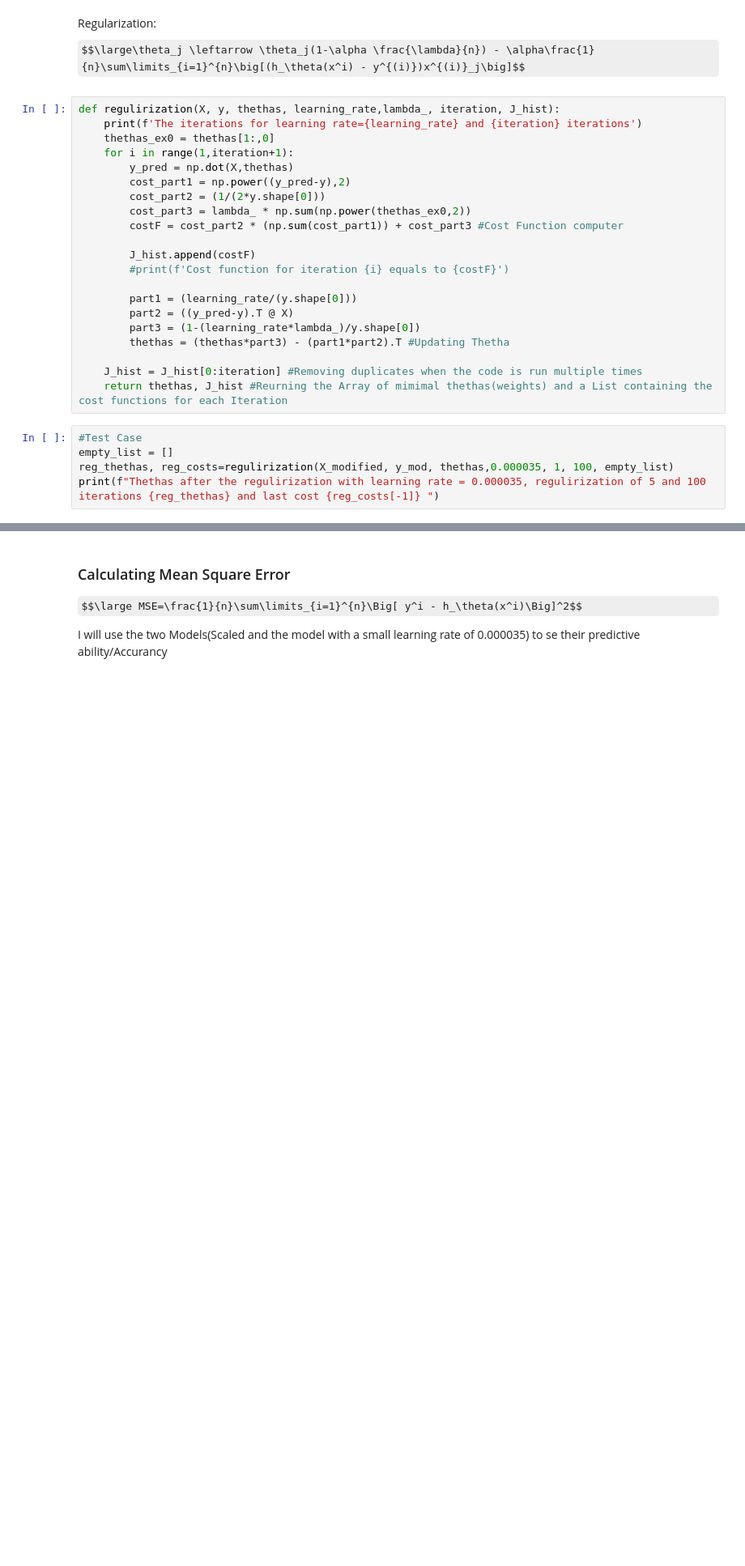
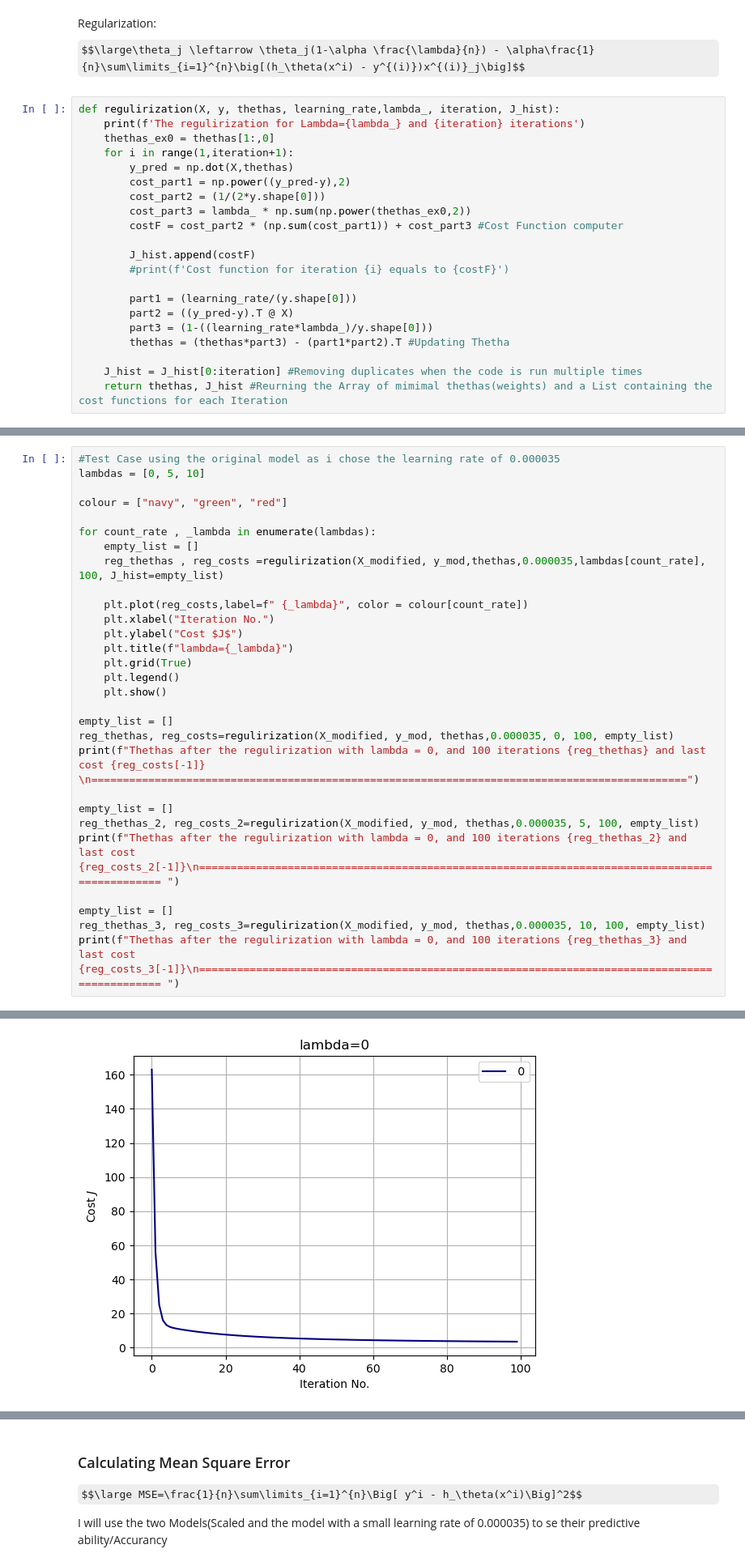
Before and after one commit to FeziweMelvin/Marketing_Sales, a Jupyter notebook: marketing.ipynb, the cells around one changed output, grey strips where cells are left out. Shown: that part at 81% size. Drawn from its saved outputs; the diff is of its cells as text; some formulas as TeX source; blank space fills up the shorter version.

```diff
--- a/marketing.ipynb
+++ b/marketing.ipynb
@@ -383,7 +427,7 @@ Table showing Actual sales and Predicted sales using the scaled dataset
 Regularization:   $$\large\theta_j \leftarrow \theta_j(1-\alpha \frac{\lambda}{n}) - \alpha\frac{1}{n}\sum\limits_{i=1}^{n}\big[(h_\theta(x^i) - y^{(i)})x^{(i)}_j\big]$$
 # %%
 def regulirization(X, y, thethas, learning_rate,lambda_, iteration, J_hist):
-    print(f'The iterations for learning rate={learning_rate} and {iteration} iterations')
+    print(f'The regulirization for Lambda={lambda_} and {iteration} iterations')
     thethas_ex0 = thethas[1:,0]
     for i in range(1,iteration+1):
         y_pred = np.dot(X,thethas)
@@ -397,13 +441,8 @@ def regulirization(X, y, thethas, learning_rate,lambda_, iteration, J_hist):
 
         part1 = (learning_rate/(y.shape[0]))
         part2 = ((y_pred-y).T @ X)
-        part3 = (1-(learning_rate*lambda_)/y.shape[0])
+        part3 = (1-((learning_rate*lambda_)/y.shape[0]))
         thethas = (thethas*part3) - (part1*part2).T #Updating Thetha
 
     J_hist = J_hist[0:iteration] #Removing duplicates when the code is run multiple times
     return thethas, J_hist #Reurning the Array of mimimal thethas(weights) and a List containing the cost functions for each Iteration
-# %%
-#Test Case
-empty_list = []
-reg_thethas, reg_costs=regulirization(X_modified, y_mod, thethas,0.000035, 1, 100, empty_list)
-print(f"Thethas after the regulirization with learning rate = 0.000035, regulirization of 5 and 100 iterations {reg_thethas} and last cost {reg_costs[-1]} ")
@@ -415,0 +455,30 @@ Thethas after the regulirization with learning rate = 0.000035, regulirization o
+# %%
+#Test Case using the original model as i chose the learning rate of 0.000035
+lambdas = [0, 5, 10]
+
+colour = ["navy", "green", "red"]
+
+for count_rate , _lambda in enumerate(lambdas):
+    empty_list = []
+    reg_thethas , reg_costs =regulirization(X_modified, y_mod,thethas,0.000035,lambdas[count_rate], 100, J_hist=empty_list)
+
+    plt.plot(reg_costs,label=f" {_lambda}", color = colour[count_rate])
+    plt.xlabel("Iteration No.")
+    plt.ylabel("Cost $J$")
+    plt.title(f"lambda={_lambda}")
+    plt.grid(True)
+    plt.legend()
+    plt.show()
+
+empty_list = []
+reg_thethas, reg_costs=regulirization(X_modified, y_mod, thethas,0.000035, 0, 100, empty_list)
+print(f"Thethas after the regulirization with lambda = 0, and 100 iterations {reg_thethas} and last cost {reg_costs[-1]} \n==============================================================================================")
+
+empty_list = []
+reg_thethas_2, reg_costs_2=regulirization(X_modified, y_mod, thethas,0.000035, 5, 100, empty_list)
+print(f"Thethas after the regulirization with lambda = 0, and 100 iterations {reg_thethas_2} and last cost {reg_costs_2[-1]}\n============================================================================================== ")
+
+empty_list = []
+reg_thethas_3, reg_costs_3=regulirization(X_modified, y_mod, thethas,0.000035, 10, 100, empty_list)
+print(f"Thethas after the regulirization with lambda = 0, and 100 iterations {reg_thethas_3} and last cost {reg_costs_3[-1]}\n============================================================================================== ")
+# %% [output]
@@ -415,0 +486 @@ Thethas after the regulirization with learning rate = 0.000035, regulirization o
+[figure, added]
```
Also changed, not shown: parts of 27 cells of this notebook.
